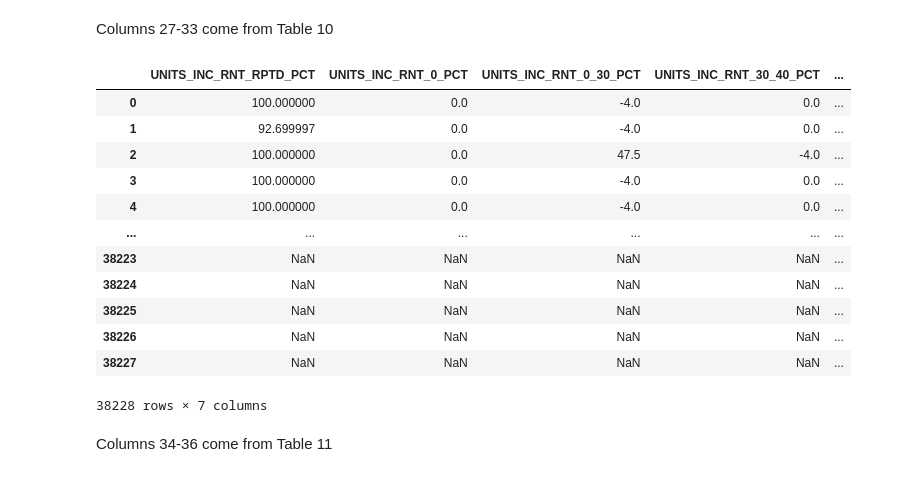
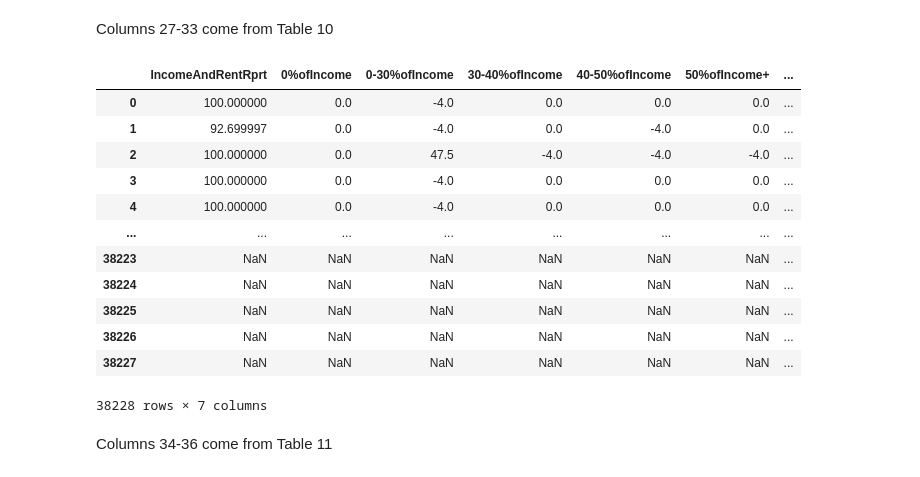
Before and after one commit to bitriagaleonela40-cmd/housing-research, a Jupyter notebook: Housing.ipynb, the cells around one changed output. Drawn from its saved outputs; the diff is of its cells as text; code cells hidden in the pictures.

```diff
--- a/Housing.ipynb
+++ b/Housing.ipynb
@@ -29,4 +29,5 @@ import matplotlib.pyplot as plt
 import seaborn as sns
 import numpy as np
 # %%
-housing_df = pd.read_csv("/content/2022 LIHTC Full Tenant Data (1).csv")
+housing_df = pd.read_csv("/content/2022 LIHTC Full Tenant Data.csv")
+housing_df.head(5)
@@ -153,23 +165,34 @@ IncometoAmi = housing_df[['UNITS_I_IL_IR_0_PCT', 'UNITS_I_IL_IR_0_30_PCT',
 # %% [markdown]
 Columns 27-33 come from Table 10
-# %%
-housing_df[['UNITS_INC_RNT_RPTD_PCT', 'UNITS_INC_RNT_0_PCT',
-       'UNITS_INC_RNT_0_30_PCT', 'UNITS_INC_RNT_30_40_PCT',
-       'UNITS_INC_RNT_40_50_PCT', 'UNITS_INC_RNT_GRT_50_PCT',
-       'UNITS_INC_RNT_NOT_CAL_PCT']]
-# %% [output]
-|  | UNITS_INC_RNT_RPTD_PCT | UNITS_INC_RNT_0_PCT | UNITS_INC_RNT_0_30_PCT | UNITS_INC_RNT_30_40_PCT | ... |
-| 0 | 100.000000 | 0.0 | -4.0 | 0.0 | ... |
-| 1 | 92.699997 | 0.0 | -4.0 | 0.0 | ... |
-| 2 | 100.000000 | 0.0 | 47.5 | -4.0 | ... |
-| 3 | 100.000000 | 0.0 | -4.0 | 0.0 | ... |
-| 4 | 100.000000 | 0.0 | -4.0 | 0.0 | ... |
-| ... | ... | ... | ... | ... | ... |
-| 38223 | NaN | NaN | NaN | NaN | ... |
-| 38224 | NaN | NaN | NaN | NaN | ... |
-| 38225 | NaN | NaN | NaN | NaN | ... |
-| 38226 | NaN | NaN | NaN | NaN | ... |
-| 38227 | NaN | NaN | NaN | NaN | ... |
-38228 rows × 7 columns
+# %%
+#Create data frame
+rentBurden = housing_df[['UNITS_INC_RNT_RPTD_PCT', 'UNITS_INC_RNT_0_PCT',
+       'UNITS_INC_RNT_0_30_PCT', 'UNITS_INC_RNT_30_40_PCT',
+       'UNITS_INC_RNT_40_50_PCT', 'UNITS_INC_RNT_GRT_50_PCT',
+       'UNITS_INC_RNT_NOT_CAL_PCT']]
+
+#Rename variables
+rentBurden = rentBurden.rename(columns={"UNITS_INC_RNT_RPTD_PCT": "IncomeAndRentRprt"})
+rentBurden = rentBurden.rename(columns={"UNITS_INC_RNT_0_PCT": "0%ofIncome"})
+rentBurden = rentBurden.rename(columns={"UNITS_INC_RNT_0_30_PCT": "0-30%ofIncome"})
+rentBurden = rentBurden.rename(columns={"UNITS_INC_RNT_30_40_PCT": "30-40%ofIncome"})
+rentBurden = rentBurden.rename(columns={"UNITS_INC_RNT_40_50_PCT": "40-50%ofIncome"})
+rentBurden = rentBurden.rename(columns={"UNITS_INC_RNT_GRT_50_PCT": "50%ofIncome+"})
+rentBurden = rentBurden.rename(columns={"UNITS_INC_RNT_NOT_CAL_PCT": "NotCalculated"})
+rentBurden
+# %% [output]
+|  | IncomeAndRentRprt | 0%ofIncome | 0-30%ofIncome | 30-40%ofIncome | 40-50%ofIncome | 50%ofIncome+ | ... |
+| 0 | 100.000000 | 0.0 | -4.0 | 0.0 | 0.0 | 0.0 | ... |
+| 1 | 92.699997 | 0.0 | -4.0 | 0.0 | -4.0 | 0.0 | ... |
+| 2 | 100.000000 | 0.0 | 47.5 | -4.0 | -4.0 | -4.0 | ... |
+| 3 | 100.000000 | 0.0 | -4.0 | 0.0 | 0.0 | 0.0 | ... |
+| 4 | 100.000000 | 0.0 | -4.0 | 0.0 | 0.0 | 0.0 | ... |
+| ... | ... | ... | ... | ... | ... | ... | ... |
+| 38223 | NaN | NaN | NaN | NaN | NaN | NaN | ... |
+| 38224 | NaN | NaN | NaN | NaN | NaN | NaN | ... |
+| 38225 | NaN | NaN | NaN | NaN | NaN | NaN | ... |
+| 38226 | NaN | NaN | NaN | NaN | NaN | NaN | ... |
+| 38227 | NaN | NaN | NaN | NaN | NaN | NaN | ... |
+38228 rows × 7 columns
 # %% [markdown]
 Columns 34-36 come from Table 11
```
Also changed, not shown: parts of 9 cells of this notebook.
